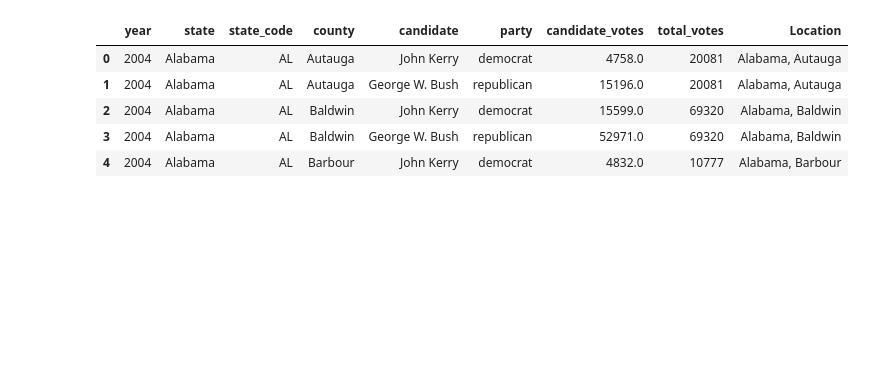
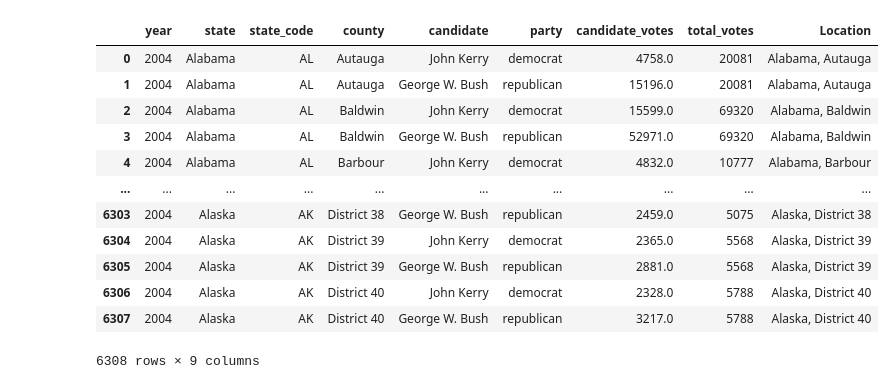
Before and after one commit to jennylynnramz/project1, a Jupyter notebook: county_check2004.ipynb, the cells around one changed output. Cells and saved outputs as stored; diff of their text form; code cells hidden in the pictures; blank space fills up the shorter version.

Commit message:
pushing completed location data for 2004. notebook file w code, and two CSVs with location data matching and final.

```diff
--- a/county_check2004.ipynb
+++ b/county_check2004.ipynb
@@ -18,12 +20,21 @@ election_data_2004= pd.read_csv(election_data_2004_csv)
 census_data_2004= pd.read_csv(census_data_2004_csv)
-# %%
-election_data_2004['Location'] = (election_data_2004.state +", " +election_data_2004.county)
-election_data_2004.head()
-# %% [output]
-|  | year | state | state_code | county | candidate | party | candidate_votes | total_votes | Location |
-| 0 | 2004 | Alabama | AL | Autauga | John Kerry | democrat | 4758.0 | 20081 | Alabama, Autauga |
-| 1 | 2004 | Alabama | AL | Autauga | George W. Bush | republican | 15196.0 | 20081 | Alabama, Autauga |
-| 2 | 2004 | Alabama | AL | Baldwin | John Kerry | democrat | 15599.0 | 69320 | Alabama, Baldwin |
-| 3 | 2004 | Alabama | AL | Baldwin | George W. Bush | republican | 52971.0 | 69320 | Alabama, Baldwin |
-| 4 | 2004 | Alabama | AL | Barbour | John Kerry | democrat | 4832.0 | 10777 | Alabama, Barbour |
+# %%
+#create column which combines State and County name into one column (Location) for precision when merging
+#some county names are repeated in multiple states
+election_data_2004['Location'] = (election_data_2004.state +", " +election_data_2004.county)
+election_data_2004
+# %% [output]
+|  | year | state | state_code | county | candidate | party | candidate_votes | total_votes | Location |
+| 0 | 2004 | Alabama | AL | Autauga | John Kerry | democrat | 4758.0 | 20081 | Alabama, Autauga |
+| 1 | 2004 | Alabama | AL | Autauga | George W. Bush | republican | 15196.0 | 20081 | Alabama, Autauga |
+| 2 | 2004 | Alabama | AL | Baldwin | John Kerry | democrat | 15599.0 | 69320 | Alabama, Baldwin |
+| 3 | 2004 | Alabama | AL | Baldwin | George W. Bush | republican | 52971.0 | 69320 | Alabama, Baldwin |
+| 4 | 2004 | Alabama | AL | Barbour | John Kerry | democrat | 4832.0 | 10777 | Alabama, Barbour |
+| ... | ... | ... | ... | ... | ... | ... | ... | ... | ... |
+| 6303 | 2004 | Alaska | AK | District 38 | George W. Bush | republican | 2459.0 | 5075 | Alaska, District 38 |
+| 6304 | 2004 | Alaska | AK | District 39 | John Kerry | democrat | 2365.0 | 5568 | Alaska, District 39 |
+| 6305 | 2004 | Alaska | AK | District 39 | George W. Bush | republican | 2881.0 | 5568 | Alaska, District 39 |
+| 6306 | 2004 | Alaska | AK | District 40 | John Kerry | democrat | 2328.0 | 5788 | Alaska, District 40 |
+| 6307 | 2004 | Alaska | AK | District 40 | George W. Bush | republican | 3217.0 | 5788 | Alaska, District 40 |
+6308 rows × 9 columns
 # %%
```
Also changed, not shown: parts of 28 cells of this notebook, 2 other files.
